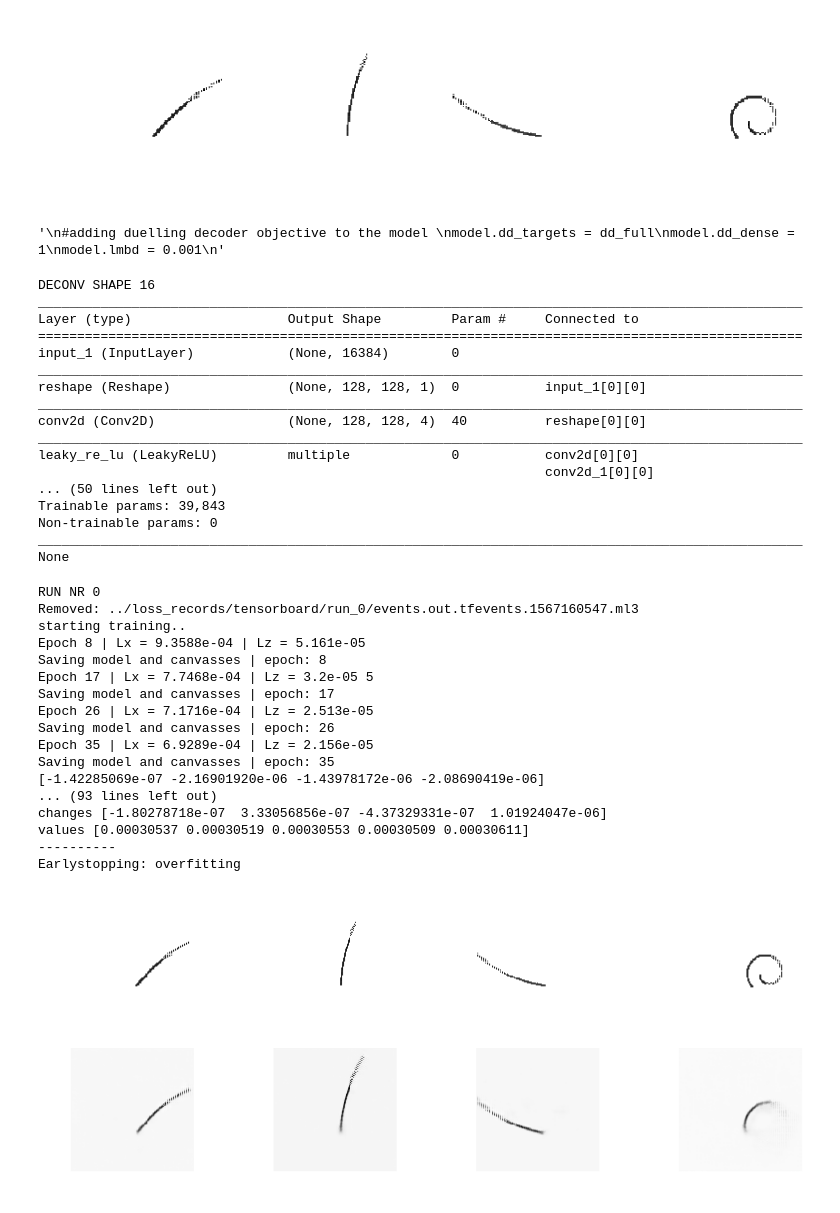
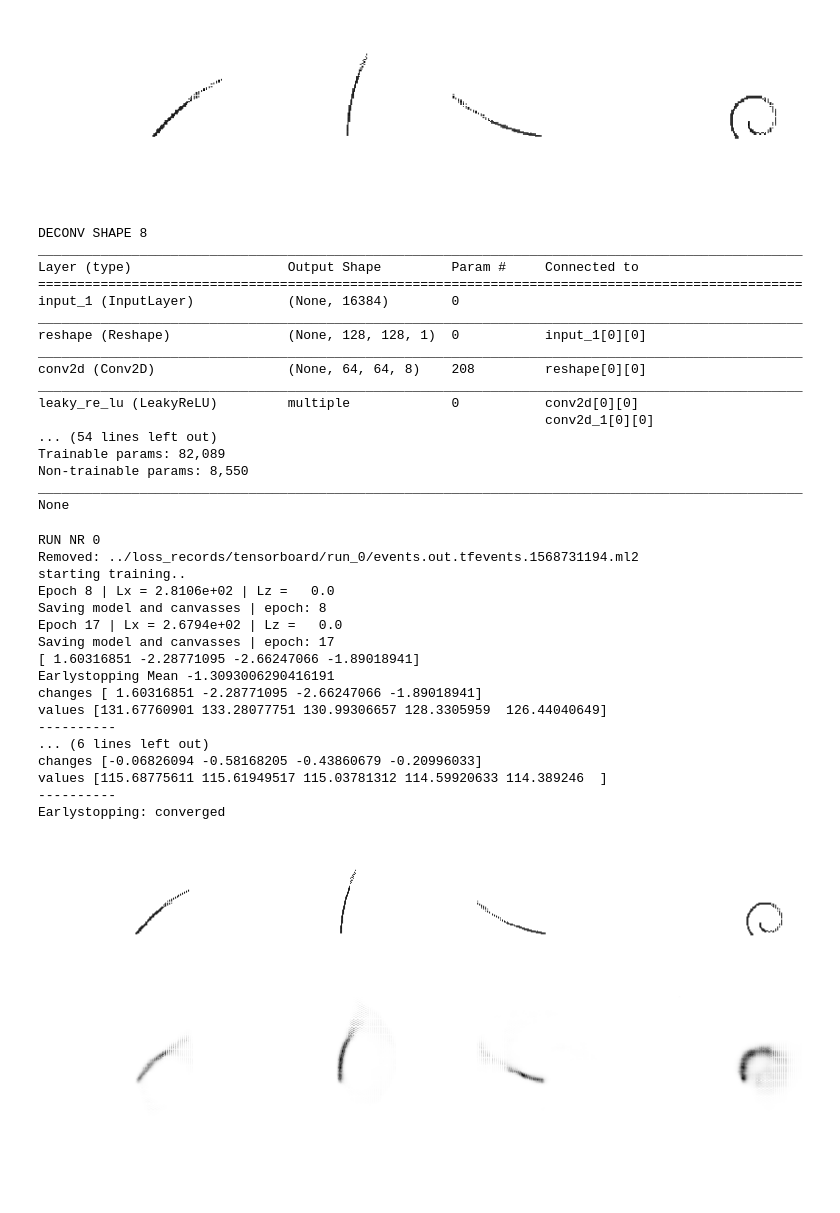
Before and after one commit to ATTPC/VAE-event-classification, a Jupyter notebook: notebooks/simulated_convae_tutorial.ipynb, the cells around one changed output. Cells and saved outputs as stored; diff of their text form; code cells hidden in the pictures; blank space fills up the shorter version.

```diff
--- a/notebooks/simulated_convae_tutorial.ipynb
+++ b/notebooks/simulated_convae_tutorial.ipynb
@@ -63,19 +46,19 @@ The convae model takes arguments in the form of convolutional
 parameters, the latent dimension, and a configuration dictionary that specifies it's use.
 In the configuration the type, if any, of the latent regularization is specified
 """
-n_layers = 7
-kernel_architecture = [3,]*n_layers
-filter_architecture = [4, 4, 4, 8, 8, 8, 16, 16, 32, 32]
-strides_architecture = [1, 2, 1, 2, 1, 2, 1,]
-pooling_architecture = [0,]*n_layers
+n_layers = 4
+kernel_architecture = [5, 5, 3, 3]
+filter_architecture = np.array([64, 32, 16, 8])[::-1]
+strides_architecture = [2, 2, 2, 2]
+pooling_architecture = [0, 0, 0, 0]
 
 mode_config = {
     "simulated_mode":False, #deprecated, to be removed
     "restore_mode":False, #indicates whether to load weights
     "include_KL":False, #whether to compute the KL loss over the latent space
-    "include_MMD":True, #same as above, but MMD
+    "include_MMD":False, #same as above, but MMD
     "include_KM":False, #same as above, but K-means. See thesis for a more in-depth treatment of these
-    "batchnorm":False, #whether to include batch-normalization between layers
+    "batchnorm":True, #whether to include batch-normalization between layers
     "use_vgg":False, #whether the input data is from a pre-trained model
     "use_dd":False, #whether to use the dueling-decoder objective
 }
@@ -92,19 +75,9 @@ model = ConVae(
     strides_architecture,
     pooling_architecture,
     2, #latent dimension,
-    x_full,
-    beta=1e-4,
-    mode_config=mode_config
+    x_full.shape,
+    mode_config=mode_config,
 )
-
-"""
-#adding duelling decoder objective to the model
-model.dd_targets = dd_full
-model.dd_dense = 1
-model.lmbd = 0.001
-"""
-# %% [output]
-'\n#adding duelling decoder objective to the model \nmodel.dd_targets = dd_full\nmodel.dd_dense = 1\nmodel.lmbd = 0.001\n'
 # %%
 """
 A defined model must be compiled and have its gradients computed before training.
@@ -118,15 +91,15 @@ Upon successful compilation we get a print of the model architecture. bv
 """
 graph_kwds = {
     "activation": "lrelu",
-    "output_activation": None,
-    "kernel_reg_strength": 1e-8
+    "output_activation": "sigmoid",
+    "kernel_reg_strength": 1e-5
 }
 loss_kwds = {
-    "reconst_loss": "mse"
+    "reconst_loss": None
 }
 model.compile_model(graph_kwds, loss_kwds)
 # %% [output]
-DECONV SHAPE 16
+DECONV SHAPE 8
 __________________________________________________________________________________________________
 Layer (type)                    Output Shape         Param #     Connected to
 ==================================================================================================
@@ -134,13 +107,13 @@ input_1 (InputLayer)            (None, 16384)        0
 __________________________________________________________________________________________________
 reshape (Reshape)               (None, 128, 128, 1)  0           input_1[0][0]
 __________________________________________________________________________________________________
-conv2d (Conv2D)                 (None, 128, 128, 4)  40          reshape[0][0]
+conv2d (Conv2D)                 (None, 64, 64, 8)    208         reshape[0][0]
 __________________________________________________________________________________________________
 leaky_re_lu (LeakyReLU)         multiple             0           conv2d[0][0]
                                                                  conv2d_1[0][0]
-... (50 lines left out)
-Trainable params: 39,843
-Non-trainable params: 0
+... (54 lines left out)
+Trainable params: 82,089
+Non-trainable params: 8,550
 __________________________________________________________________________________________________
 None
 # %%
@@ -163,11 +136,12 @@ latent losses for each epoch.
 """
 
 epochs = 200
-batch_size = 50
+batch_size = 150
 earlystop = True
 sess = tf.InteractiveSession()
 
 lx, lz = model.train(
+    x_full,
     sess,
     epochs,
     batch_size,
@@ -175,22 +149,22 @@ lx, lz = model.train(
 )
 # %% [output]
 RUN NR 0
-Removed: ../loss_records/tensorboard/run_0/events.out.tfevents.1567160547.ml3
+Removed: ../loss_records/tensorboard/run_0/events.out.tfevents.1568731194.ml2
 starting training..
-Epoch 8 | Lx = 9.3588e-04 | Lz = 5.161e-05
+Epoch 8 | Lx = 2.8106e+02 | Lz =   0.0
 Saving model and canvasses | epoch: 8
-Epoch 17 | Lx = 7.7468e-04 | Lz = 3.2e-05 5
+Epoch 17 | Lx = 2.6794e+02 | Lz =   0.0
 Saving model and canvasses | epoch: 17
-Epoch 26 | Lx = 7.1716e-04 | Lz = 2.513e-05
-Saving model and canvasses | epoch: 26
-Epoch 35 | Lx = 6.9289e-04 | Lz = 2.156e-05
-Saving model and canvasses | epoch: 35
-[-1.42285069e-07 -2.16901920e-06 -1.43978172e-06 -2.08690419e-06]
-... (93 lines left out)
-changes [-1.80278718e-07  3.33056856e-07 -4.37329331e-07  1.01924047e-06]
-values [0.00030537 0.00030519 0.00030553 0.00030509 0.00030611]
+[ 1.60316851 -2.28771095 -2.66247066 -1.89018941]
+Earlystopping Mean -1.3093006290416191
+changes [ 1.60316851 -2.28771095 -2.66247066 -1.89018941]
+values [131.67760901 133.28077751 130.99306657 128.3305959  126.44040649]
 ----------
-Earlystopping: overfitting
+... (6 lines left out)
+changes [-0.06826094 -0.58168205 -0.43860679 -0.20996033]
+values [115.68775611 115.61949517 115.03781312 114.59920633 114.389246  ]
+----------
+Earlystopping: converged
 # %%
 """
 To explore the model status we can run intermediate aspects of interest of the graph
@@ -199,12 +173,12 @@ First, we confirm that the reconstructions are sane.
 sample = x_full[:4].reshape((4, -1))
 feed_dict = {model.x:sample}
 reconstructions = model.sess.run(model.output, feed_dict)
-reconstructions = reconstructions.reshape((4, x_full.shape[1], x_full.shape[2]))
+reconstructions = reconstructions.reshape((4, 128, 128))
 # %%
 fig, axs = plt.subplots(nrows=2, ncols=4, figsize=(14, 5))
-[axs[0][i].imshow(x_full[i].reshape(( x_full.shape[1], x_full.shape[2])), cmap="Greys") for i in range(4)]
+[axs[0][i].imshow(x_full[i].reshape((128, 128)), cmap="Greys") for i in range(4)]
 [axs[1][i].imshow(reconstructions[i], cmap="Greys") for i in range(4)]
 [(axs[0][i].axis("off"), axs[1][i].axis("off")) for i in range(4)]
 plt.show()
 # %% [output]
-[figure, old version]
+[figure, new version]
```
Also changed, not shown: parts of 10 cells of this notebook, 2 other files.
